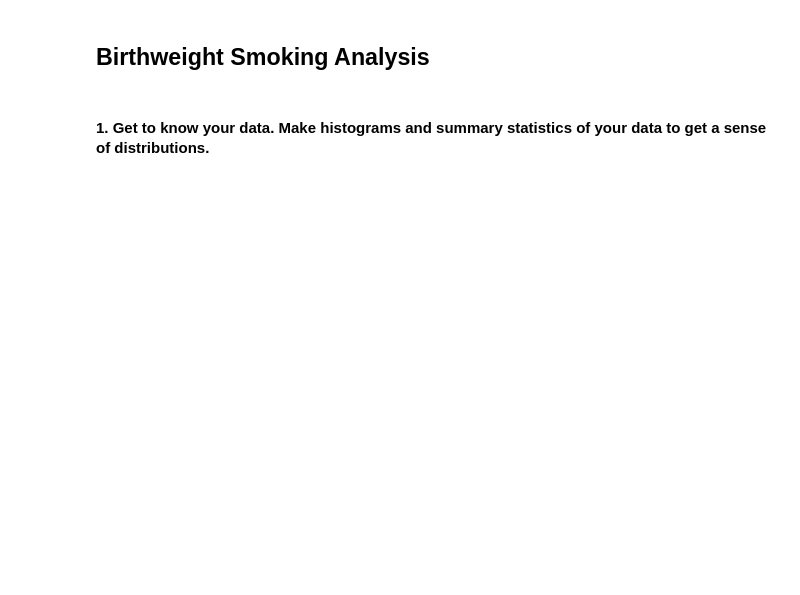
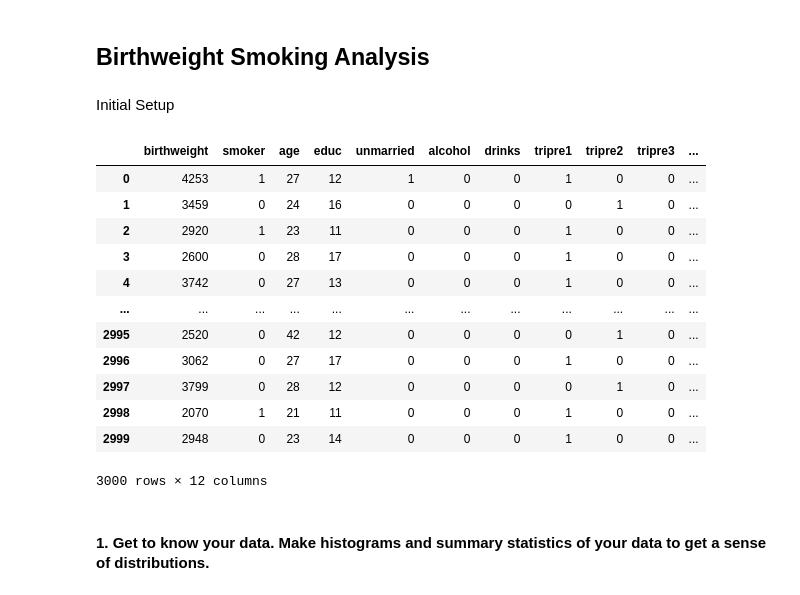
Before and after one commit to michaelghuang19/EN.625.603.84, a Jupyter notebook: Problem Set 8/birthweight_smoking/birthweight_smoking.ipynb, the cells around one changed output. Cells and saved outputs as stored; diff of their text form; code cells hidden in the pictures; blank space fills up the shorter version.

```diff
--- a/Problem Set 8/birthweight_smoking/birthweight_smoking.ipynb
+++ b/Problem Set 8/birthweight_smoking/birthweight_smoking.ipynb
@@ -1,4 +1,31 @@
 # %% [markdown]
 ## Birthweight Smoking Analysis
+# %% [markdown]
+Initial Setup
+# %%
+import numpy as np
+import matplotlib.pyplot as plt
+import pandas as pd
+import statsmodels.api as sm
+
+# Converted to csv since pandas wasn't playing nice
+smoking_df = pd.read_csv("birthweight_smoking-1.csv")
+# Reorder according to the documentation order
+smoking_df = smoking_df[["birthweight", "smoker", "age", "educ", "unmarried", "alcohol", "drinks", "tripre1", "tripre2", "tripre3", "tripre0", "nprevist"]]
+display(smoking_df)
+# %% [output]
+|  | birthweight | smoker | age | educ | unmarried | alcohol | drinks | tripre1 | tripre2 | tripre3 | ... |
+| 0 | 4253 | 1 | 27 | 12 | 1 | 0 | 0 | 1 | 0 | 0 | ... |
+| 1 | 3459 | 0 | 24 | 16 | 0 | 0 | 0 | 0 | 1 | 0 | ... |
+| 2 | 2920 | 1 | 23 | 11 | 0 | 0 | 0 | 1 | 0 | 0 | ... |
+| 3 | 2600 | 0 | 28 | 17 | 0 | 0 | 0 | 1 | 0 | 0 | ... |
+| 4 | 3742 | 0 | 27 | 13 | 0 | 0 | 0 | 1 | 0 | 0 | ... |
+| ... | ... | ... | ... | ... | ... | ... | ... | ... | ... | ... | ... |
+| 2995 | 2520 | 0 | 42 | 12 | 0 | 0 | 0 | 0 | 1 | 0 | ... |
+| 2996 | 3062 | 0 | 27 | 17 | 0 | 0 | 0 | 1 | 0 | 0 | ... |
+| 2997 | 3799 | 0 | 28 | 12 | 0 | 0 | 0 | 0 | 1 | 0 | ... |
+| 2998 | 2070 | 1 | 21 | 11 | 0 | 0 | 0 | 1 | 0 | 0 | ... |
+| 2999 | 2948 | 0 | 23 | 14 | 0 | 0 | 0 | 1 | 0 | 0 | ... |
+3000 rows × 12 columns
 # %% [markdown]
 #### 1. Get to know your data. Make histograms and summary statistics of your data to get a sense of distributions.
```
Also changed, not shown: parts of 24 cells of this notebook, 13 other files.
